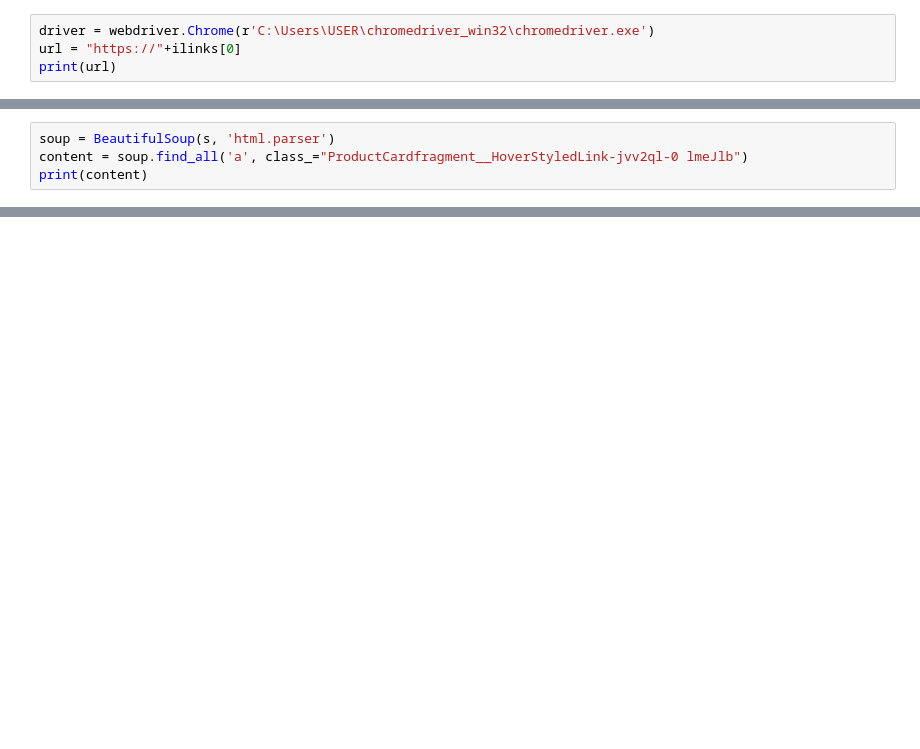
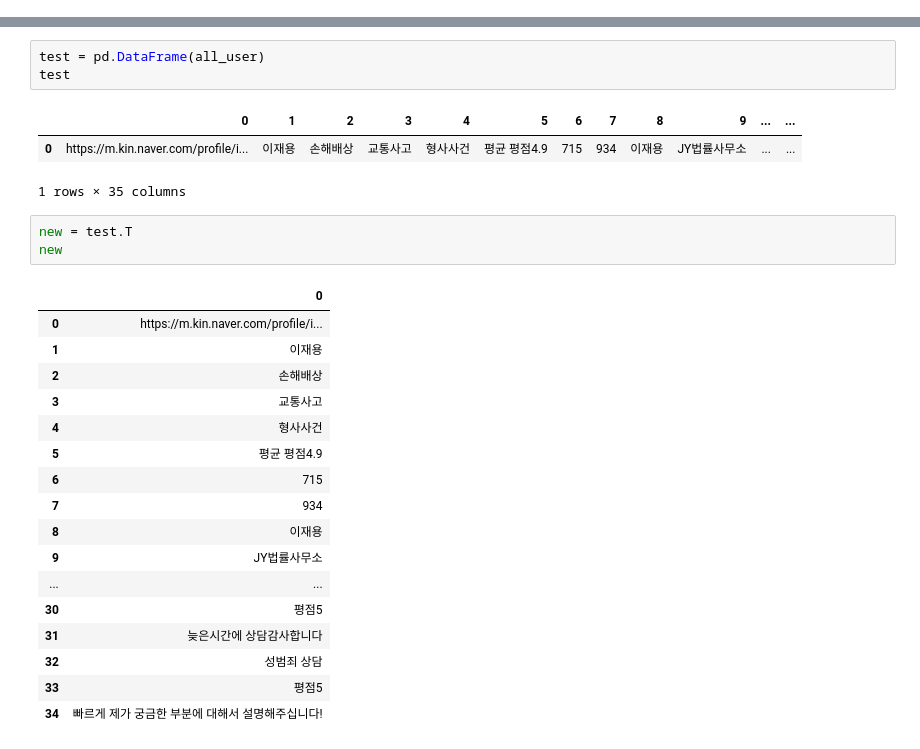
Before and after one commit to nayeem880/Korean-website-scraping, a Jupyter notebook: Project01/Data_ETL/profile_data_extraction.ipynb, the cells around one changed output, grey strips where cells are left out. Cells and saved outputs as stored; diff of their text form; blank space fills up the shorter version.

```diff
--- a/Project01/Data_ETL/profile_data_extraction.ipynb
+++ b/Project01/Data_ETL/profile_data_extraction.ipynb
@@ -33,4 +0,0 @@ profile_links = []
-# %%
-driver = webdriver.Chrome(r'C:\Users\USER\chromedriver_win32\chromedriver.exe')
-url = "https://"+ilinks[0]
-print(url)
@@ -45,4 +0,0 @@ s
-# %%
-soup = BeautifulSoup(s, 'html.parser')
-content = soup.find_all('a', class_="ProductCardfragment__HoverStyledLink-jvv2ql-0 lmeJlb")
-print(content)
@@ -50,0 +169,28 @@ NameError: name 'BeautifulSoup' is not defined
+# %%
+test = pd.DataFrame(all_user)
+test
+# %% [output]
+|  | 0 | 1 | 2 | 3 | 4 | 5 | 6 | 7 | 8 | 9 | ... | ... |
+| 0 | https://m.kin.naver.com/profile/i... | 이재용 | 손해배상 | 교통사고 | 형사사건 | 평균 평점4.9 | 715 | 934 | 이재용 | JY법률사무소 | ... | ... |
+1 rows × 35 columns
+# %%
+new = test.T
+new
+# %% [output]
+|  | 0 |
+| 0 | https://m.kin.naver.com/profile/i... |
+| 1 | 이재용 |
+| 2 | 손해배상 |
+| 3 | 교통사고 |
+| 4 | 형사사건 |
+| 5 | 평균 평점4.9 |
+| 6 | 715 |
+| 7 | 934 |
+| 8 | 이재용 |
+| 9 | JY법률사무소 |
+| ... | ... |
+| 30 | 평점5 |
+| 31 | 늦은시간에 상담감사합니다 |
+| 32 | 성범죄 상담 |
+| 33 | 평점5 |
+| 34 | 빠르게 제가 궁금한 부분에 대해서 설명해주십니다! |
```
Also changed, not shown: parts of 43 cells of this notebook, 2 other files.
